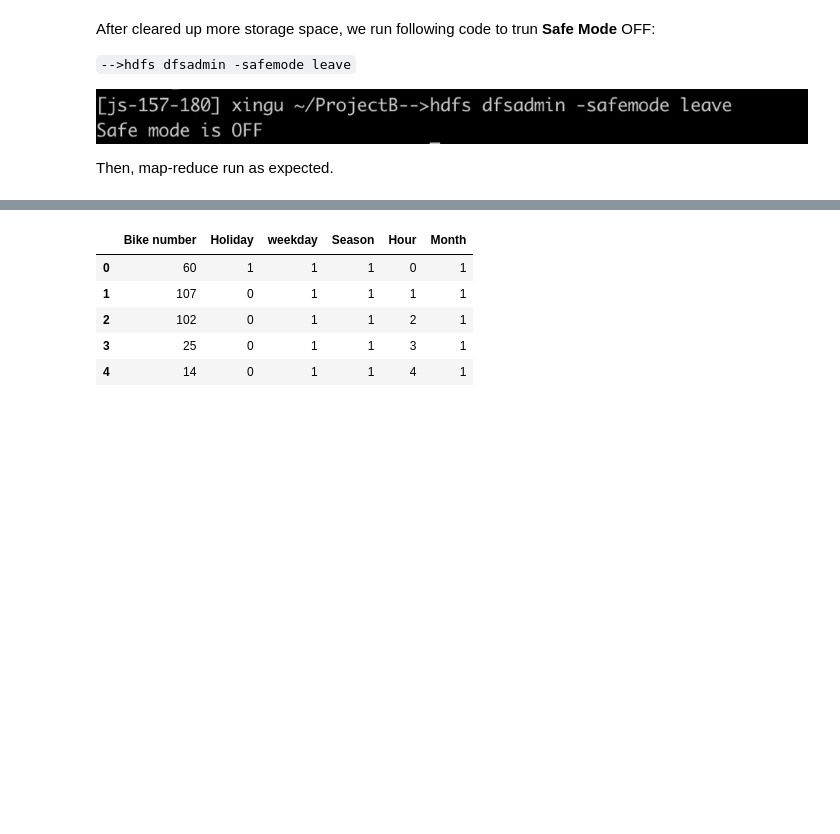
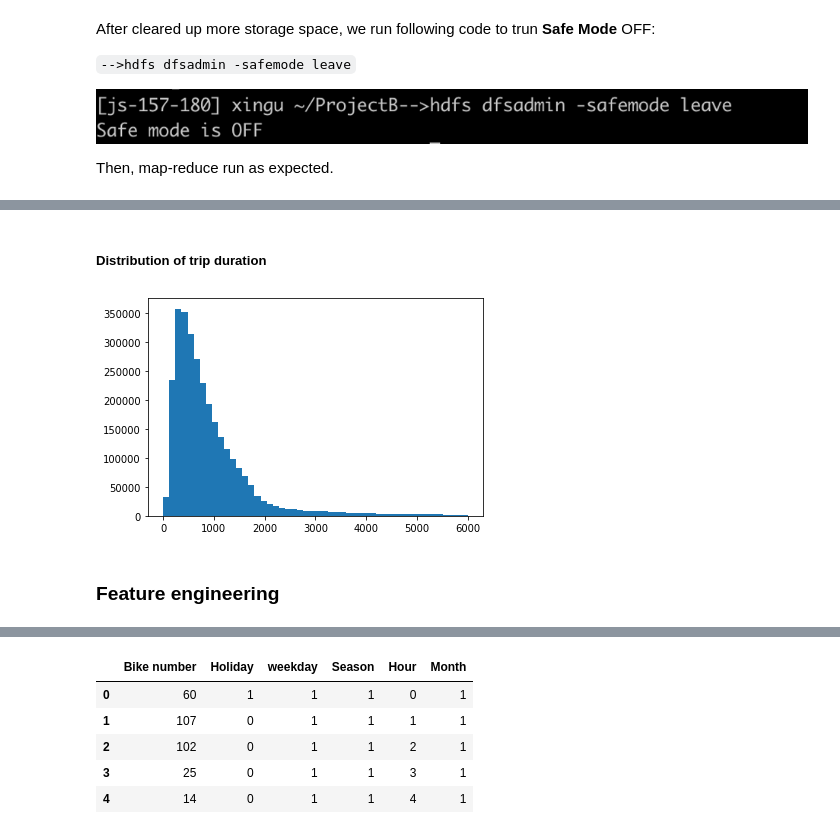
Before and after one commit to xgu1-ds/BigDataProjectB, a Jupyter notebook: projectB.ipynb, the cells around one changed output, grey strips where cells are left out. Cells and saved outputs as stored; diff of their text form; code cells hidden in the pictures; blank space fills up the shorter version.

```diff
--- a/projectB.ipynb
+++ b/projectB.ipynb
@@ -205,0 +283,9 @@ def merge_data(trials_name):
+# %% [markdown]
+##### Distribution of trip duration
+# %%
+plt.hist(df["Duration"], range=(0,6000), bins=50)
+plt.show()
+# %% [output]
+[figure, added]
+# %% [markdown]
+### Feature engineering
```
Also changed, not shown: parts of 29 cells of this notebook.
